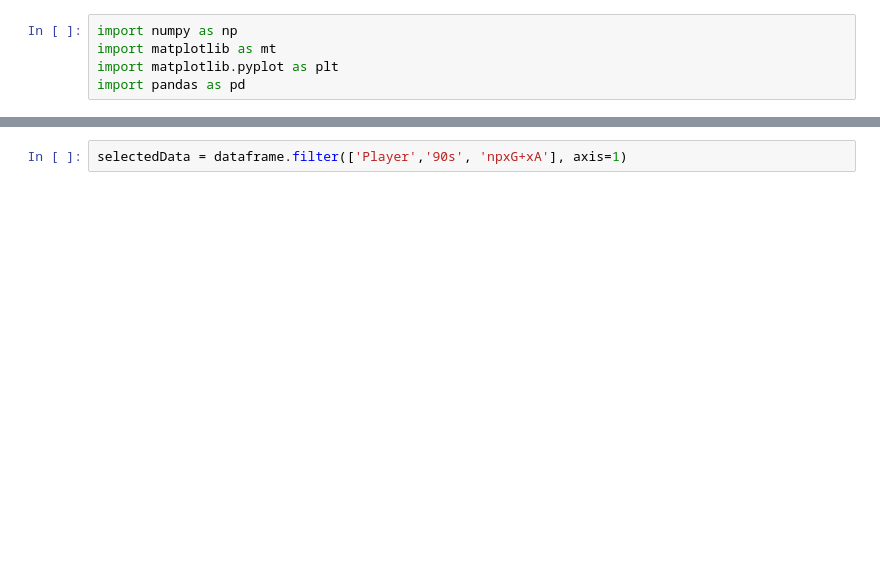
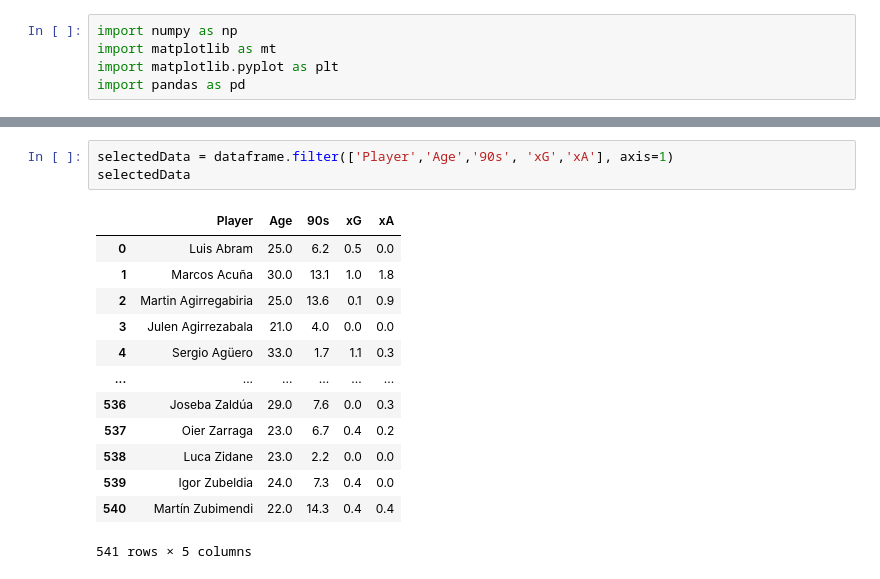
Before and after one commit to mabyan22/football_analysis, a Jupyter notebook: Notebooks/football_graph_prototype.ipynb, the cells around one changed output, grey strips where cells are left out. Cells and saved outputs as stored; diff of their text form; blank space fills up the shorter version.

```diff
--- a/Notebooks/football_graph_prototype.ipynb
+++ b/Notebooks/football_graph_prototype.ipynb
@@ -10,3 +33,18 @@ dataframe=dataframe.drop(["Nation","Pos","Squad"],axis=1)
-# %%
-selectedData = dataframe.filter(['Player','90s', 'npxG+xA'], axis=1)
+# %%
+selectedData = dataframe.filter(['Player','Age','90s', 'xG','xA'], axis=1)
+selectedData
+# %% [output]
+|  | Player | Age | 90s | xG | xA |
+| 0 | Luis Abram | 25.0 | 6.2 | 0.5 | 0.0 |
+| 1 | Marcos Acuña | 30.0 | 13.1 | 1.0 | 1.8 |
+| 2 | Martin Agirregabiria | 25.0 | 13.6 | 0.1 | 0.9 |
+| 3 | Julen Agirrezabala | 21.0 | 4.0 | 0.0 | 0.0 |
+| 4 | Sergio Agüero | 33.0 | 1.7 | 1.1 | 0.3 |
+| ... | ... | ... | ... | ... | ... |
+| 536 | Joseba Zaldúa | 29.0 | 7.6 | 0.0 | 0.3 |
+| 537 | Oier Zarraga | 23.0 | 6.7 | 0.4 | 0.2 |
+| 538 | Luca Zidane | 23.0 | 2.2 | 0.0 | 0.0 |
+| 539 | Igor Zubeldia | 24.0 | 7.3 | 0.4 | 0.0 |
+| 540 | Martín Zubimendi | 22.0 | 14.3 | 0.4 | 0.4 |
+541 rows × 5 columns
 # %%
```
Also changed, not shown: parts of 5 cells of this notebook, 1 other file.
